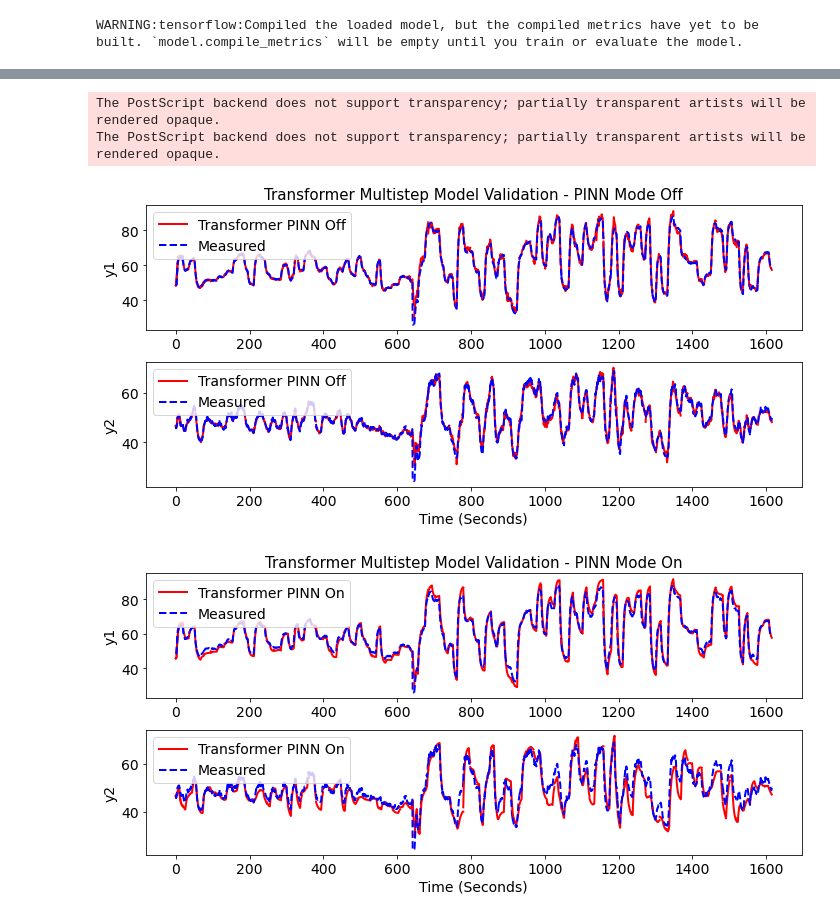
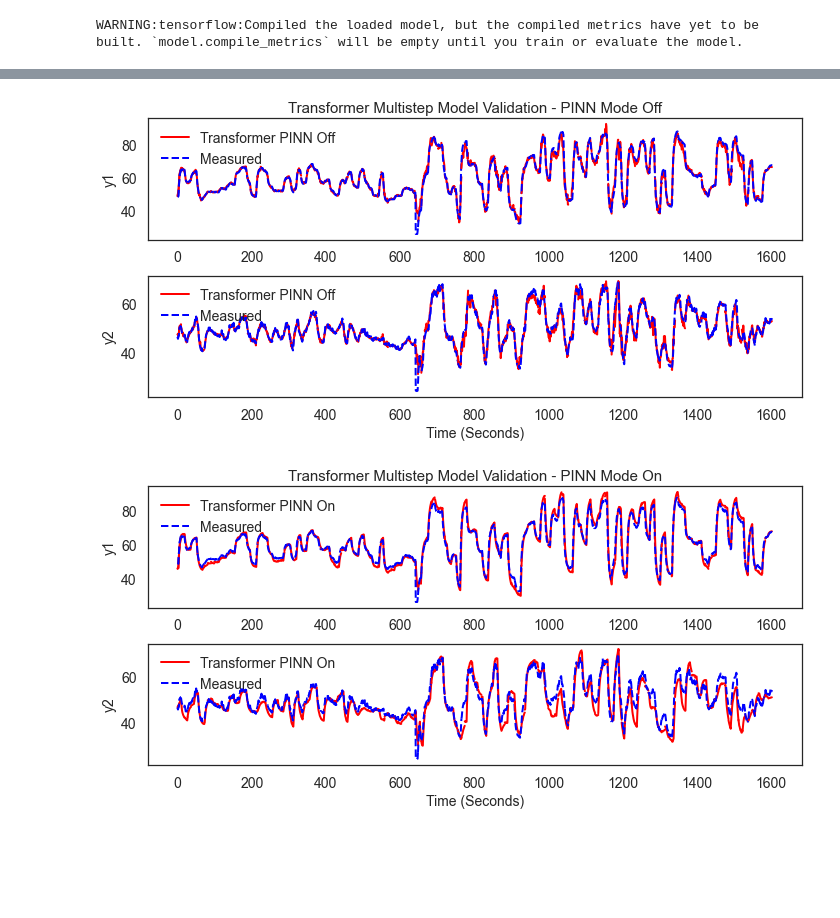
Before and after one commit to BYU-PRISM/Transformer_MPC, a Jupyter notebook: 03_HybridModel/pinn_TCLab_mimo_transformer_multistep.ipynb, the cells around one changed output, grey strips where cells are left out. Saved outputs shown, nothing was run; the diff lists cells and outputs as text; code cells hidden in the pictures; blank space fills up the shorter version.

```diff
--- a/03_HybridModel/pinn_TCLab_mimo_transformer_multistep.ipynb
+++ b/03_HybridModel/pinn_TCLab_mimo_transformer_multistep.ipynb
@@ -217,7 +245,7 @@ The PostScript backend does not support transparency; partially transparent arti
 # Data scaling
 
 # Scale features
-s1 = MinMaxScaler(feature_range=(-1,1), copy=False)
+s1 = MinMaxScaler(feature_range=(-1,1))
 s1.data_max_ = np.array([100,100,100,100])
 s1.data_min_ = np.array([0,0,0,0])
 s1.data_range_ = np.array([100,100,100,100])
@@ -225,7 +253,7 @@ s1.min_ = np.array([-1,-1,-1,-1])
 s1.max_ = np.array([1,1,1,1])
 s1.scale_ = np.array([2/100,2/100,2/100,2/100])
 
-s2 = MinMaxScaler(feature_range=(-1,1), copy=False)
+s2 = MinMaxScaler(feature_range=(-1,1))
 s2.data_max_ = np.array([100,100])
 s2.data_min_ = np.array([0,0])
 s2.data_range_ = np.array([100,100])
@@ -234,14 +262,16 @@ s2.max_ = np.array([1,1])
 s2.scale_ = np.array([2/100, 2/100])
 
 # Execute scaling
-Xs1 = s1.transform(data1[['H1','H2','T1','T2']].to_numpy())
-Ys1 = s2.transform(data1[['T1','T2']].to_numpy())
 
 Xs2 = s1.transform(data3[['H1','H2','T1','T2']].to_numpy())
 Ys2 = s2.transform(data3[['T1','T2']].to_numpy())
 
+Xs1 = s1.transform(data1[['H1','H2','T1','T2']].to_numpy())
+Ys1 = s2.transform(data1[['T1','T2']].to_numpy())
+
+
 window = 5
-P = 20
+P = 10
 
 # Save model parameters
 model_params = dict()
@@ -468,6 +502,7 @@ ynn_on = solver2.model(X_val)
 ynn_on = (ynn_on - s2.min_) * 1/s2.scale_ + s2.data_min_
 # ynn_on = s2.inverse_transform(ynn_on)
 
+plt.style.use('seaborn-ticks')
 plt.figure(figsize=(12,8))
 plt.subplot(4,1,1)
 plt.gca().set_title('Validation')
@@ -511,14 +546,14 @@ end = 1600
 skip = P-1
 
 
-
+plt.style.use('seaborn-white')
 plt.figure(0,figsize=(10,5))
 plt.subplot(2,1,1)
-plt.plot(t[begin:begin+P], ynn_off[begin][:,0], 'r-',linewidth=2, label="Transformer PINN Off")
-plt.plot(t[begin:begin+P], y_val[begin][:,0], 'b--', linewidth=2, label="Measured")
+plt.plot(t[begin:begin+P], ynn_off[begin][:,0], '-', color="red",  linewidth=2, label="Transformer PINN Off")
+plt.plot(t[begin:begin+P], y_val[begin][:,0], '--', color="blue",linewidth=2, label="Measured")
 for i in range(begin,end,skip):
-    plt.plot(t[i:i+P], ynn_off[i][:,0], 'r-',linewidth=2)
-    plt.plot(t[i:i+P], y_val[i][:,0], 'b--', linewidth=2)
+    plt.plot(t[i:i+P], ynn_off[i][:,0], '-',color="red",linewidth=2)
+    plt.plot(t[i:i+P], y_val[i][:,0], '--', color="blue",linewidth=2)
 
 plt.title('Transformer Multistep Model Validation - PINN Mode Off',fontsize=15)
 plt.ylabel("y1", fontsize=14)
@@ -527,11 +562,11 @@ plt.tick_params(axis='both',labelsize=14)
 
 
 plt.subplot(2,1,2)
-plt.plot(t[begin:begin+P], ynn_off[begin][:,1], 'r-',linewidth=2, label="Transformer PINN Off")
-plt.plot(t[begin:begin+P], y_val[begin][:,1], 'b--', linewidth=2, label="Measured")
+plt.plot(t[begin:begin+P], ynn_off[begin][:,1], '-',color="red",linewidth=2, label="Transformer PINN Off")
+plt.plot(t[begin:begin+P], y_val[begin][:,1], '--', color="blue",linewidth=2, label="Measured")
 for i in range(begin,end,skip):
-    plt.plot(t[i:i+P], ynn_off[i][:,1], 'r-',linewidth=2)
-    plt.plot(t[i:i+P], y_val[i][:,1], 'b--', linewidth=2)
+    plt.plot(t[i:i+P], ynn_off[i][:,1], '-',color="red",linewidth=2)
+    plt.plot(t[i:i+P], y_val[i][:,1], '--', color="blue",linewidth=2)
 
 plt.tight_layout()
 plt.ylabel("y2", fontsize=14)
@@ -546,42 +581,40 @@ plt.savefig(path + 'TCLab_mimo_PINN_Training_result_PINN_Off.png', format='png')
 
 
 plt.figure(1, figsize=(10,5))
 plt.subplot(2,1,1)
-plt.plot(t[begin:begin+P], ynn_on[begin][:,0], 'r-',linewidth=2, label="Transformer PINN On")
-plt.plot(t[begin:begin+P], y_val[begin][:,0], 'b--', linewidth=2, label="Measured")
+plt.plot(t[begin:begin+P], ynn_on[begin][:,0], '-',color="red",linewidth=2, label="Transformer PINN On")
+plt.plot(t[begin:begin+P], y_val[begin][:,0], '--',color="blue", linewidth=2, label="Measured")
 
 for i in range(begin,end,skip):
-    plt.plot(t[i:i+P], ynn_on[i][:,0], 'r-',linewidth=2)
-    plt.plot(t[i:i+P], y_val[i][:,0], 'b--', linewidth=2)
+    plt.plot(t[i:i+P], ynn_on[i][:,0], '-',color="red",linewidth=2)
+    plt.plot(t[i:i+P], y_val[i][:,0], '--', color="blue",linewidth=2)
 
 plt.ylabel("y1", fontsize=14)
 plt.legend(loc=2,fontsize=14)
 plt.tick_params(axis='both',labelsize=14)
 plt.title('Transformer Multistep Model Validation - PINN Mode On',fontsize=15)
 
 
 plt.subplot(2,1,2)
-plt.plot(t[begin:begin+P], ynn_on[begin][:,1], 'r-',linewidth=2, label="Transformer PINN On")
-plt.plot(t[begin:begin+P], y_val[begin][:,1], 'b--', linewidth=2, label="Measured")
+plt.plot(t[begin:begin+P], ynn_on[begin][:,1], '-',color="red",linewidth=2, label="Transformer PINN On")
+plt.plot(t[begin:begin+P], y_val[begin][:,1], '--',color="blue", linewidth=2, label="Measured")
 
 for i in range(begin,end,skip):
-    plt.plot(t[i:i+P], ynn_on[i][:,1], 'r-',linewidth=2)
-    plt.plot(t[i:i+P], y_val[i][:,1], 'b--', linewidth=2)
+    plt.plot(t[i:i+P], ynn_on[i][:,1], '-',color="red",linewidth=2)
+    plt.plot(t[i:i+P], y_val[i][:,1], '--',color="blue", linewidth=2)
 
 
 plt.ylabel("y2", fontsize=14)
 plt.xlabel("Time (Seconds)", fontsize=14)
 plt.legend(loc=2,fontsize=14)
 plt.tick_params(axis='both',labelsize=14)
 plt.tight_layout()
 
 plt.savefig(path + 'TCLab_mimo_PINN_Training_result_PINN_On.eps', format='eps')
 plt.savefig(path + 'TCLab_mimo_PINN_Training_result_PINN_On.png', format='png')
 
 
 plt.show()
 # %% [output]
-The PostScript backend does not support transparency; partially transparent artists will be rendered opaque.
-The PostScript backend does not support transparency; partially transparent artists will be rendered opaque.
-[figure, old version]
+[figure, new version]
-[figure, old version]
+[figure, new version]
```
Also changed, not shown: parts of 42 cells of this notebook, 40 other files.
